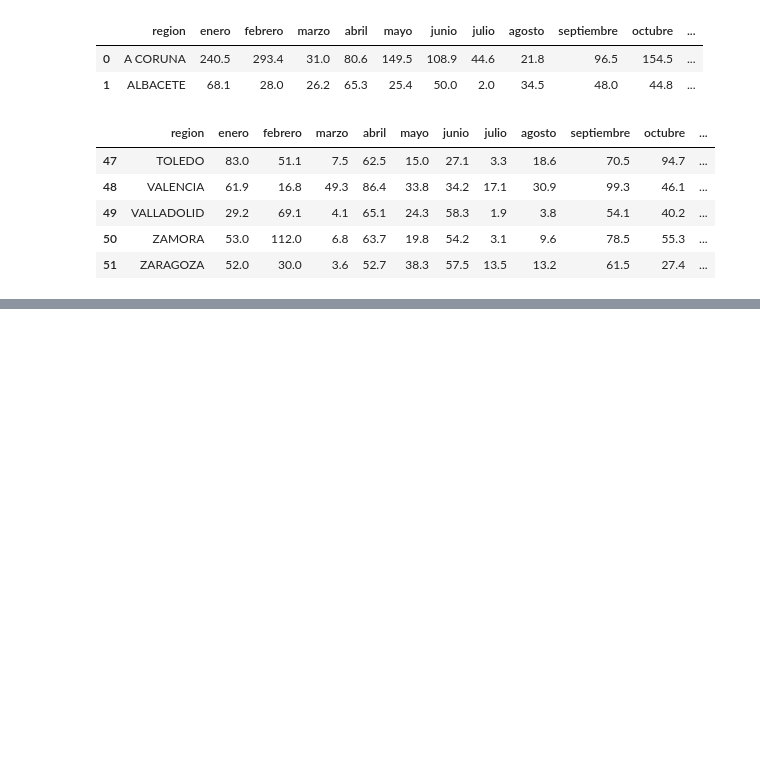
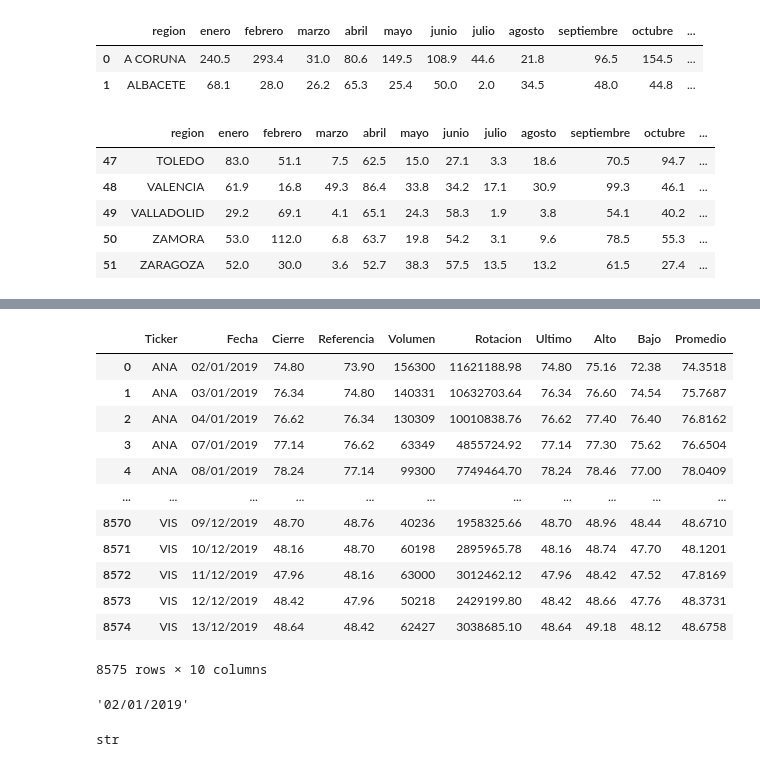
Before and after one commit to EdRiver8/MIAR-Python-IA, a Jupyter notebook: curso02/practica1.ipynb, the cells around one changed output, grey strips where cells are left out. Cells and saved outputs as stored; diff of their text form; code cells hidden in the pictures; blank space fills up the shorter version.

```diff
--- a/curso02/practica1.ipynb
+++ b/curso02/practica1.ipynb
@@ -127,0 +910,26 @@ df_precipit.tail()
+# %%
+ruta = 'Mercado+de+Valores+España.csv'
+mercado = pd.read_csv(ruta)
+mercado
+# %% [output]
+|  | Ticker | Fecha | Cierre | Referencia | Volumen | Rotacion | Ultimo | Alto | Bajo | Promedio |
+| 0 | ANA | 02/01/2019 | 74.80 | 73.90 | 156300 | 11621188.98 | 74.80 | 75.16 | 72.38 | 74.3518 |
+| 1 | ANA | 03/01/2019 | 76.34 | 74.80 | 140331 | 10632703.64 | 76.34 | 76.60 | 74.54 | 75.7687 |
+| 2 | ANA | 04/01/2019 | 76.62 | 76.34 | 130309 | 10010838.76 | 76.62 | 77.40 | 76.40 | 76.8162 |
+| 3 | ANA | 07/01/2019 | 77.14 | 76.62 | 63349 | 4855724.92 | 77.14 | 77.30 | 75.62 | 76.6504 |
+| 4 | ANA | 08/01/2019 | 78.24 | 77.14 | 99300 | 7749464.70 | 78.24 | 78.46 | 77.00 | 78.0409 |
+| ... | ... | ... | ... | ... | ... | ... | ... | ... | ... | ... |
+| 8570 | VIS | 09/12/2019 | 48.70 | 48.76 | 40236 | 1958325.66 | 48.70 | 48.96 | 48.44 | 48.6710 |
+| 8571 | VIS | 10/12/2019 | 48.16 | 48.70 | 60198 | 2895965.78 | 48.16 | 48.74 | 47.70 | 48.1201 |
+| 8572 | VIS | 11/12/2019 | 47.96 | 48.16 | 63000 | 3012462.12 | 47.96 | 48.42 | 47.52 | 47.8169 |
+| 8573 | VIS | 12/12/2019 | 48.42 | 47.96 | 50218 | 2429199.80 | 48.42 | 48.66 | 47.76 | 48.3731 |
+| 8574 | VIS | 13/12/2019 | 48.64 | 48.42 | 62427 | 3038685.10 | 48.64 | 49.18 | 48.12 | 48.6758 |
+8575 rows × 10 columns
+# %%
+mercado['Fecha'][0]
+# %% [output]
+'02/01/2019'
+# %%
+type(mercado['Fecha'][0])
+# %% [output]
+str
```
Also changed, not shown: parts of 93 cells of this notebook, 3 other files.
